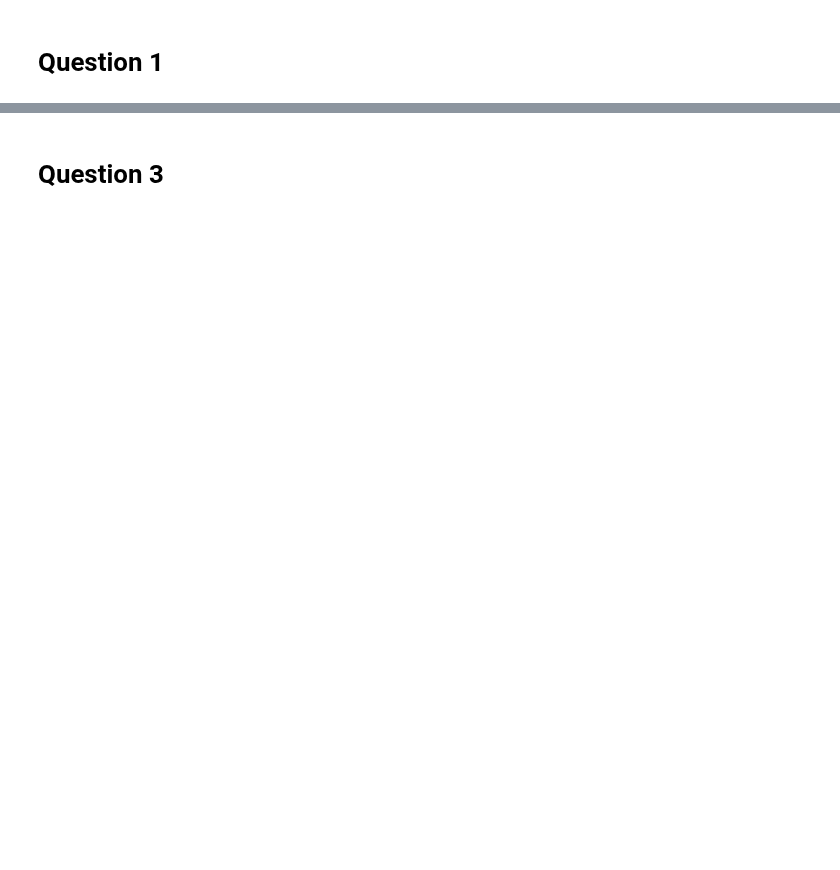
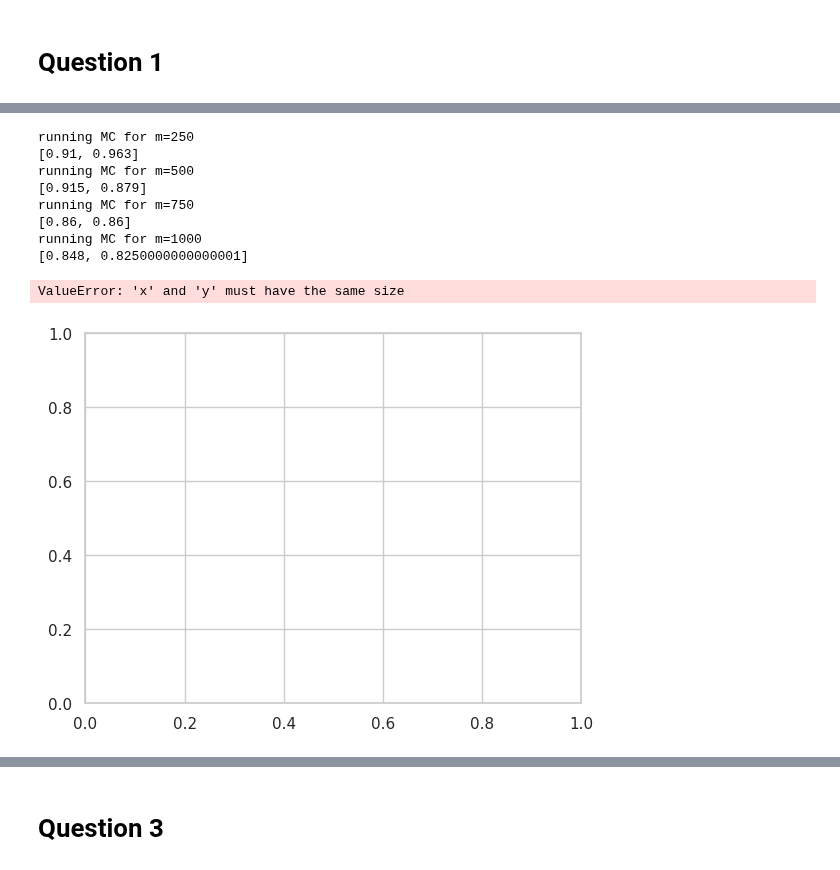
Before and after one commit to michelelupini/MC-project, a Jupyter notebook: main.ipynb, the cells around one changed output, grey strips where cells are left out. Saved outputs shown, nothing was run; the diff lists cells and outputs as text; code cells hidden in the pictures; blank space fills up the shorter version.

```diff
--- a/main.ipynb
+++ b/main.ipynb
@@ -39,0 +30,16 @@ KeyboardInterrupt:
+# %%
+# start by running by repeating only once (just to get a general idea), then for fine-graining increase
+best_beta = 0
+best_loss = math.inf
+best_iterations = math.inf
+
+for beta in [3, 5, 10, 20, 50, 100]:
+    print('beta=', beta)
+    loss, n_iterations = run_multiple_experiments(10, beta, m, d, s, fixed_ones=False, sign=False, iterations = iterations)
+
+    if loss <= best_loss and n_iterations <= best_iterations:
+        best_beta = beta
+        best_loss = loss
+        best_iterations = n_iterations
+
+print('beta=', best_beta, 'n_iterations=',best_iterations, best_loss)
@@ -39,0 +106,39 @@ KeyboardInterrupt:
+# %%
+losses_with_different_m = []
+m_values = np.arange(250 , 1200, 250)
+
+for m_value in  m_values:
+    # for the different values of m only save the last loss (after doing all the iterations)
+    print(f'running MC for m={m_value}')
+    beta =  10
+    increase_every = 1500
+    multiplicative_increase =  1.00001
+    mse, n_iterations = run_multiple_experiments(2, beta, m_value, d, s, fixed_ones=False, sign=False, iterations = 1000
+                                                 , change_beta_every= increase_every, update_beta=lambda x : x * multiplicative_increase)
+
+    print(mse)
+    losses_with_different_m.append(mse)
+
+# Plot confidence intervals as error bars
+plt.errorbar(m_values, np.array(losses_with_different_m).mean(axis = 1),
+             yerr= np.array(losses_with_different_m).std(axis = 1), fmt='o', label='Confidence Intervals')
+
+
+plt.plot(m_values, np.array(losses_with_different_m).mean(axis = 1)) # always changes
+plt.ylabel('MSE')
+plt.xlabel('Number of samples over dimensions (m)')
+plt.title('MSE with different number of samples m')
+plt.tight_layout()
+
+plt.savefig('img/q1_ex6_minimum_m_to_recover.jpg')
+# %% [output]
+running MC for m=250
+[0.91, 0.963]
+running MC for m=500
+[0.915, 0.879]
+running MC for m=750
+[0.86, 0.86]
+running MC for m=1000
+[0.848, 0.8250000000000001]
+ValueError: 'x' and 'y' must have the same size
+[figure, added]
```
Also changed, not shown: parts of 34 cells of this notebook, 6 other files.
